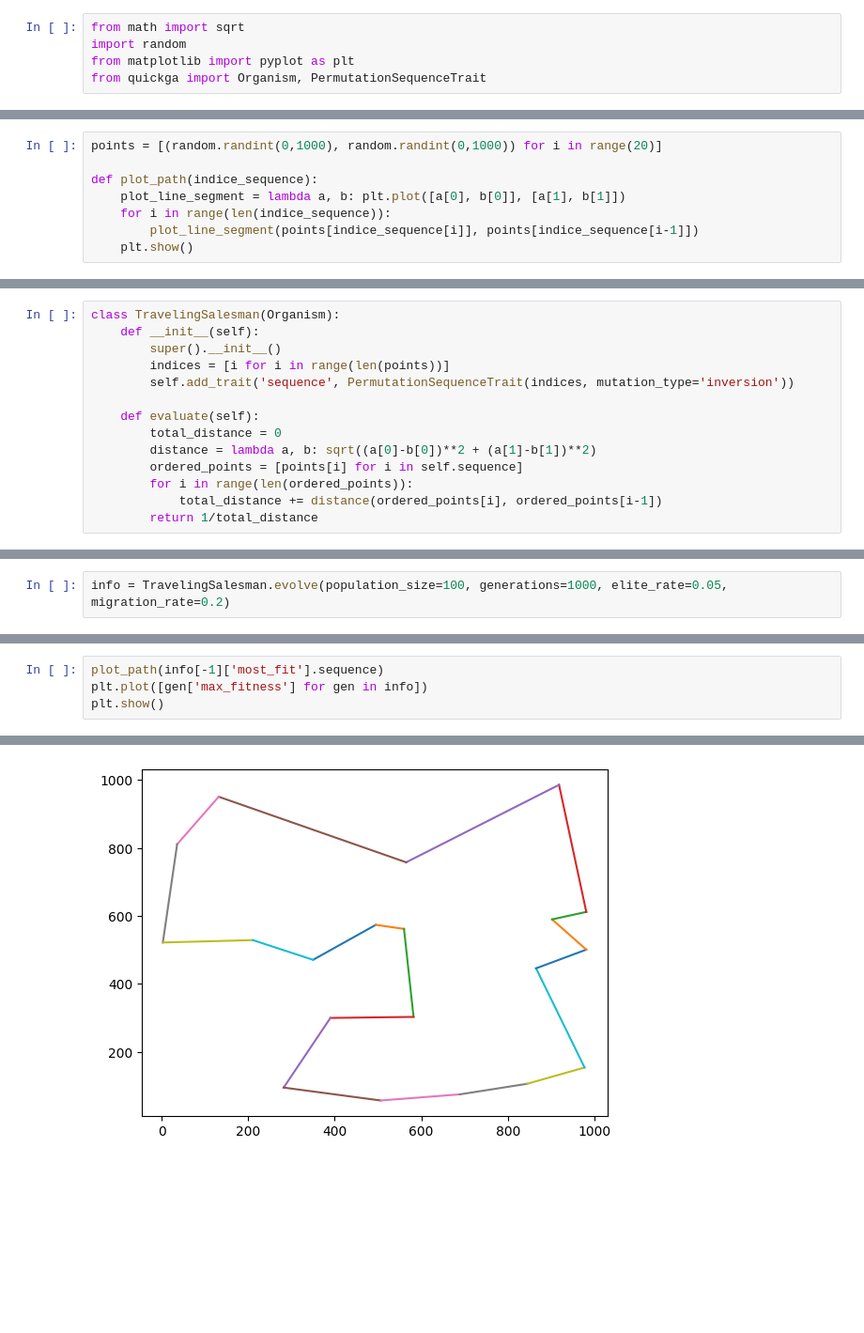
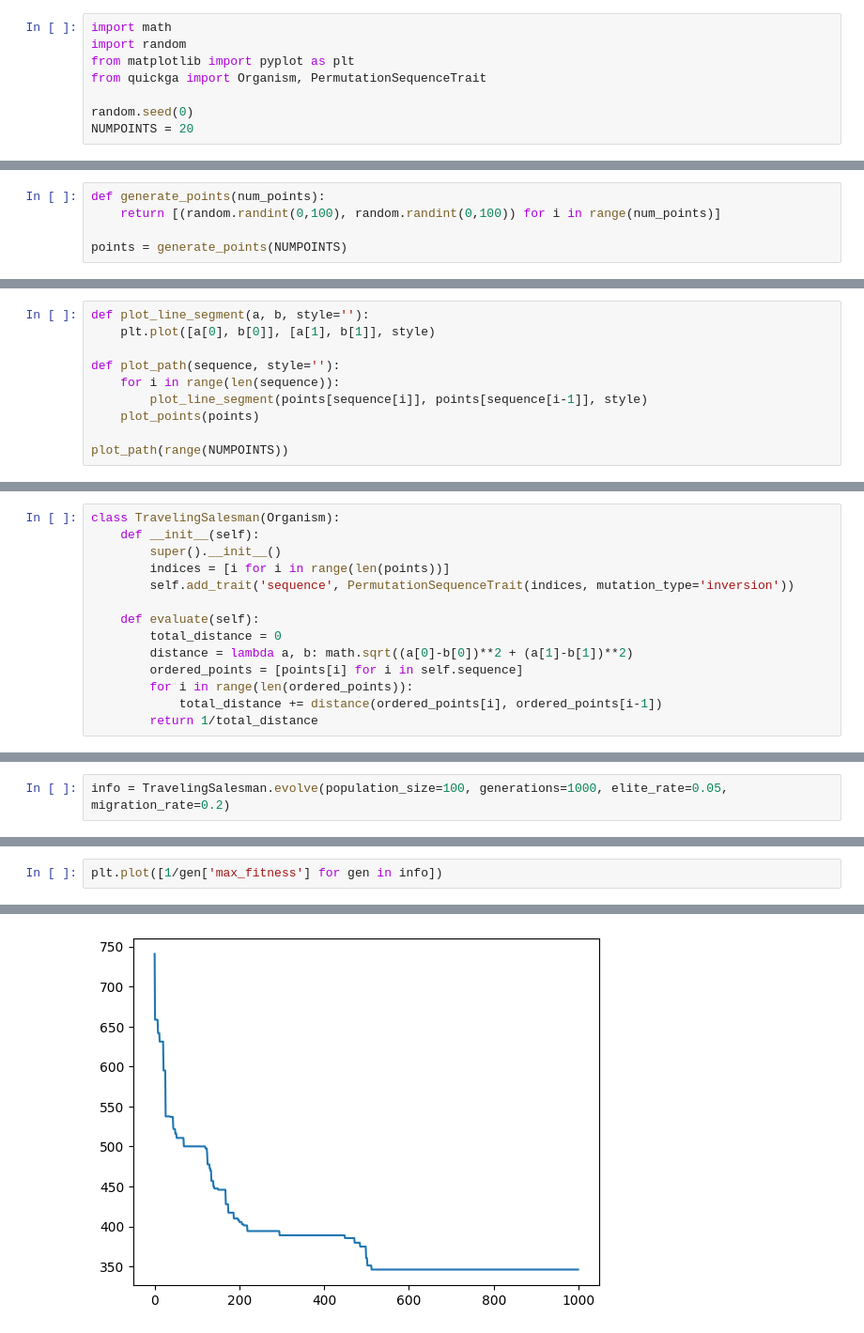
Before and after one commit to ethangilmore/QuickGA, a Jupyter notebook: example_travelling_salesman.ipynb, the cells around one changed output, grey strips where cells are left out. Shown at 94% size. Saved outputs shown, nothing was run; the diff lists cells and outputs as text; blank space fills up the shorter version.

```diff
--- a/example_travelling_salesman.ipynb
+++ b/example_travelling_salesman.ipynb
@@ -3,11 +3,19 @@
 
 We will use the QuickGA library to compute hueristic solutions to the [Travelling Salesman Problem](https://en.wikipedia.org/wiki/Travelling_salesman_problem).
 # %%
-from math import sqrt
+import math
 import random
 from matplotlib import pyplot as plt
 from quickga import Organism, PermutationSequenceTrait
+
+random.seed(0)
+NUMPOINTS = 20
 # %% [markdown]
 First we need to generate the set of points for which we want to find the shortest connecting path
 
 We also define a function that can take a list of indices and graph a path depending on the order of the indices
+# %%
+def generate_points(num_points):
+    return [(random.randint(0,100), random.randint(0,100)) for i in range(num_points)]
+
+points = generate_points(NUMPOINTS)
@@ -14,8 +35,10 @@ We also define a function that can take a list of indices and graph a path depen
 # %%
-points = [(random.randint(0,1000), random.randint(0,1000)) for i in range(20)]
+def plot_line_segment(a, b, style=''):
+    plt.plot([a[0], b[0]], [a[1], b[1]], style)
 
-def plot_path(indice_sequence):
-    plot_line_segment = lambda a, b: plt.plot([a[0], b[0]], [a[1], b[1]])
-    for i in range(len(indice_sequence)):
-        plot_line_segment(points[indice_sequence[i]], points[indice_sequence[i-1]])
-    plt.show()
+def plot_path(sequence, style=''):
+    for i in range(len(sequence)):
+        plot_line_segment(points[sequence[i]], points[sequence[i-1]], style)
+    plot_points(points)
+
+plot_path(range(NUMPOINTS))
@@ -34,7 +59,7 @@ class TravelingSalesman(Organism):
 
     def evaluate(self):
         total_distance = 0
-        distance = lambda a, b: sqrt((a[0]-b[0])**2 + (a[1]-b[1])**2)
+        distance = lambda a, b: math.sqrt((a[0]-b[0])**2 + (a[1]-b[1])**2)
         ordered_points = [points[i] for i in self.sequence]
         for i in range(len(ordered_points)):
             total_distance += distance(ordered_points[i], ordered_points[i-1])
@@ -50,5 +86,3 @@ And finally we will graph the best solution, as well as the max fitness from gen
 # %%
-plot_path(info[-1]['most_fit'].sequence)
-plt.plot([gen['max_fitness'] for gen in info])
-plt.show()
+plt.plot([1/gen['max_fitness'] for gen in info])
 # %% [output]
@@ -55 +90 @@ plt.show()
-[figure, old version]
+[figure, new version]
```
Also changed, not shown: parts of 7 cells of this notebook, 1 other file.
